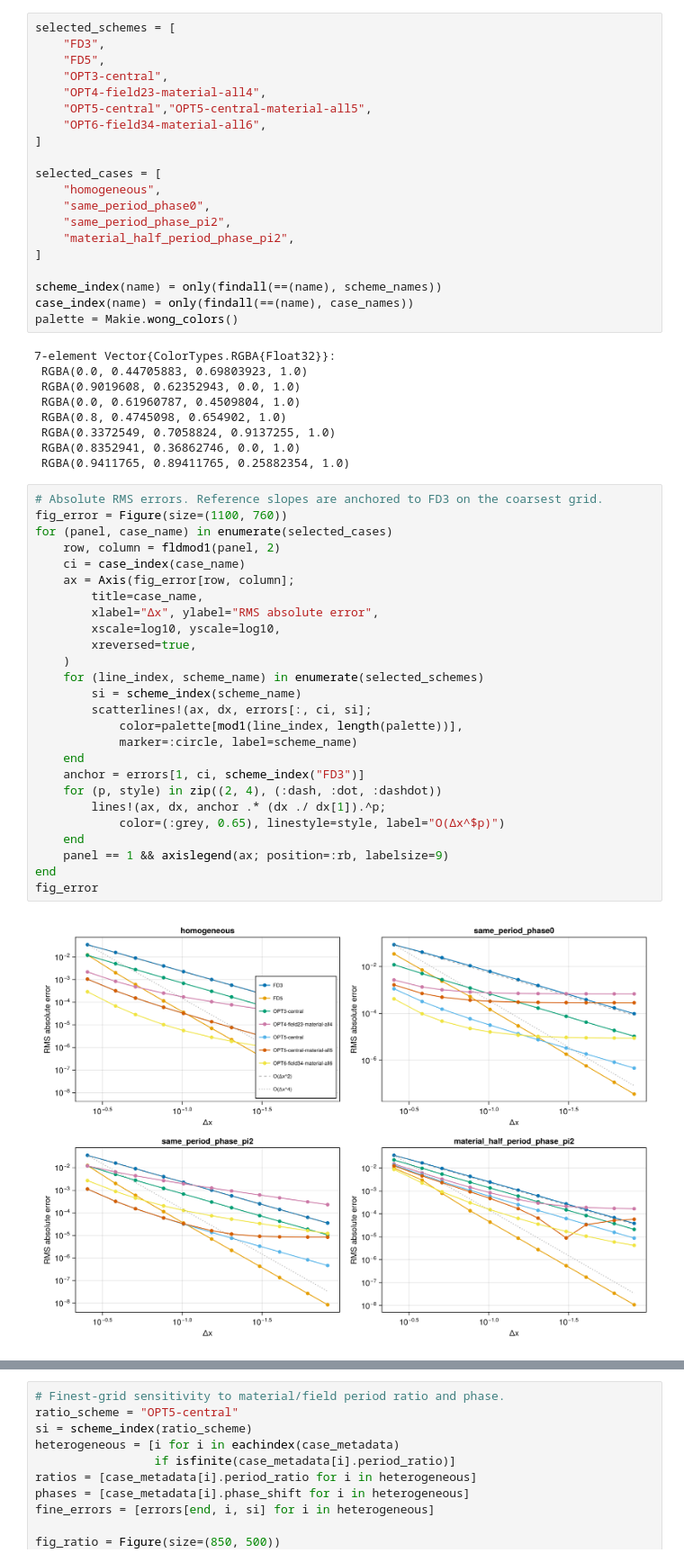
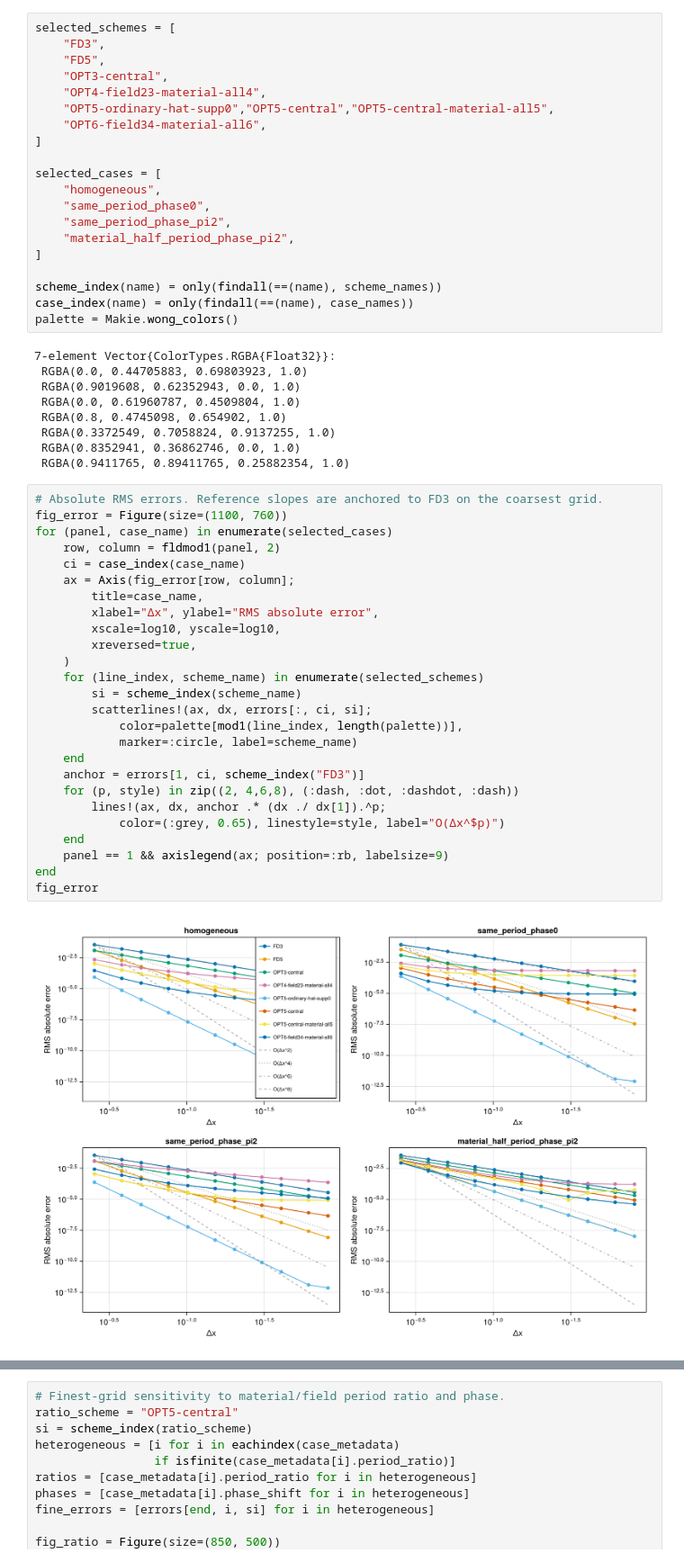
Before and after one commit to IsabelGoos/flexOPT.jl, a Jupyter notebook: notebooks/plotPoisson1DPeriodicConvergence.ipynb, the cells around one changed output, grey strips where cells are left out. Shown at 90% size. Saved outputs shown, nothing was run; the diff lists cells and outputs as text.

```diff
--- a/notebooks/plotPoisson1DPeriodicConvergence.ipynb
+++ b/notebooks/plotPoisson1DPeriodicConvergence.ipynb
@@ -72,7 +73,7 @@ selected_schemes = [
     "FD5",
     "OPT3-central",
     "OPT4-field23-material-all4",
-    "OPT5-central","OPT5-central-material-all5",
+    "OPT5-ordinary-hat-supp0","OPT5-central","OPT5-central-material-all5",
     "OPT6-field34-material-all6",
 ]
 
@@ -98,31 +99,31 @@ palette = Makie.wong_colors()
 # %%
 # Absolute RMS errors. Reference slopes are anchored to FD3 on the coarsest grid.
 fig_error = Figure(size=(1100, 760))
 for (panel, case_name) in enumerate(selected_cases)
     row, column = fldmod1(panel, 2)
     ci = case_index(case_name)
     ax = Axis(fig_error[row, column];
         title=case_name,
         xlabel="Δx", ylabel="RMS absolute error",
         xscale=log10, yscale=log10,
         xreversed=true,
     )
     for (line_index, scheme_name) in enumerate(selected_schemes)
         si = scheme_index(scheme_name)
         scatterlines!(ax, dx, errors[:, ci, si];
             color=palette[mod1(line_index, length(palette))],
             marker=:circle, label=scheme_name)
     end
     anchor = errors[1, ci, scheme_index("FD3")]
-    for (p, style) in zip((2, 4), (:dash, :dot, :dashdot))
+    for (p, style) in zip((2, 4,6,8), (:dash, :dot, :dashdot, :dash))
         lines!(ax, dx, anchor .* (dx ./ dx[1]).^p;
             color=(:grey, 0.65), linestyle=style, label="O(Δx^$p)")
     end
     panel == 1 && axislegend(ax; position=:rb, labelsize=9)
 end
 fig_error
 # %% [output]
-[figure, old version]
+[figure, new version]
 # %%
 # Pairwise observed convergence order for one material model.
 order_case = "same_period_phase_pi2"
```
Also changed, not shown: parts of 3 cells of this notebook, 3 other files.
